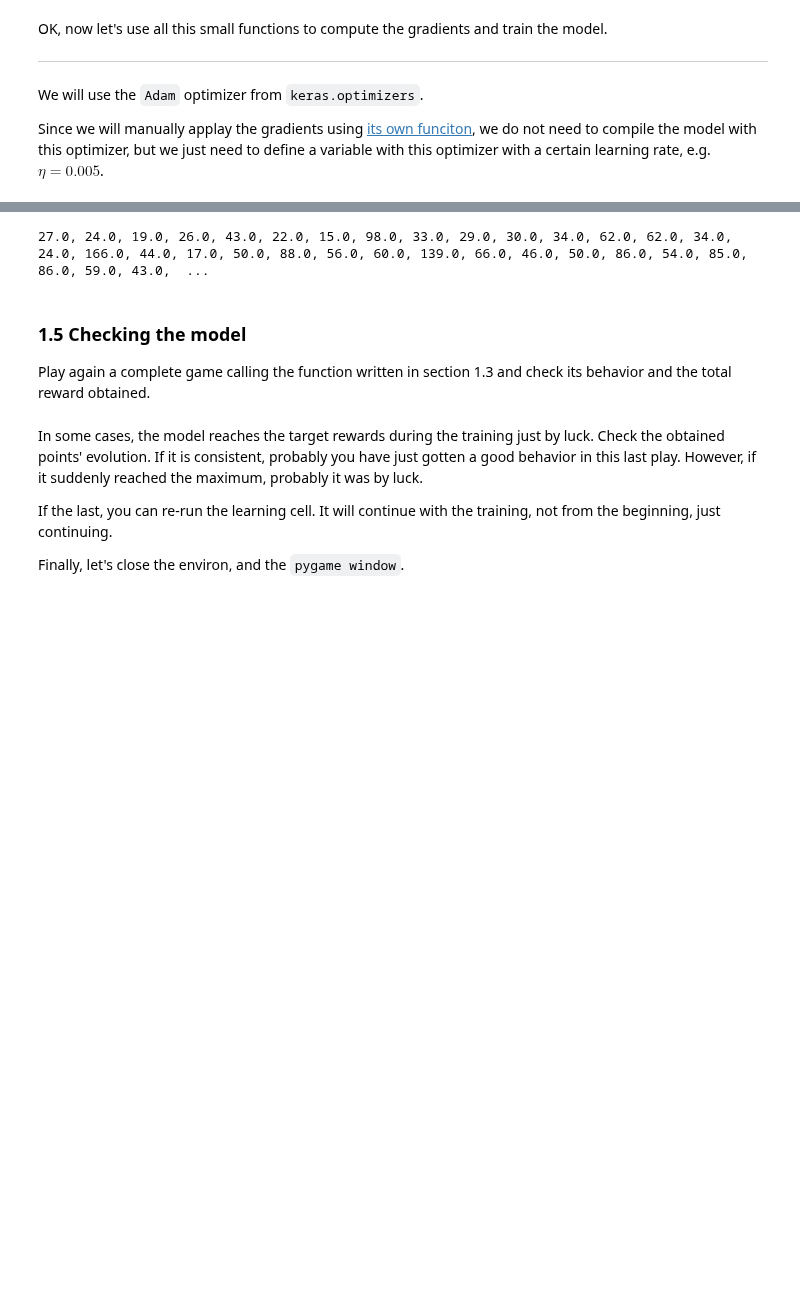
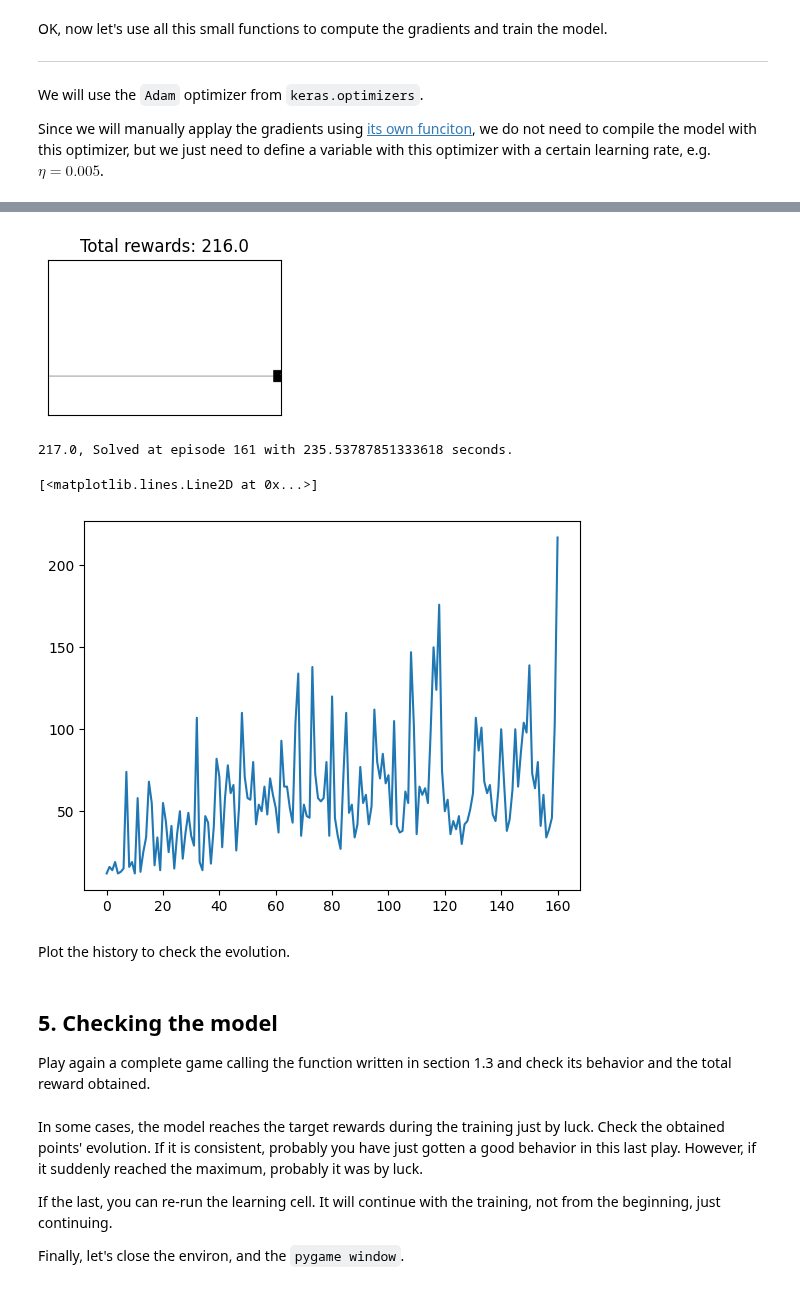
Before and after one commit to dmaluenda/hands_on_machine_learning, a Jupyter notebook: 04_Reinforcement_Learning.ipynb, the cells around one changed output, grey strips where cells are left out. Drawn from its saved outputs; the diff is of its cells as text; code cells hidden in the pictures; blank space fills up the shorter version.

```diff
--- a/04_Reinforcement_Learning.ipynb
+++ b/04_Reinforcement_Learning.ipynb
@@ -172,7 +176,7 @@ num_hidden = 128  # free hyper-parameter
 inputs = layers.Input(shape=(num_inputs,))
 hidden = layers.Dense(num_hidden, activation="relu")(inputs)
 action = layers.Dense(num_actions, activation="softmax")(hidden)
-critic = layers.Dense(1, activation='sigmoid')(hidden)
+critic = layers.Dense(1, activation=None)(hidden)
 
 model = keras.Model(inputs=inputs, outputs=[action, critic])
 
@@ -225,7 +229,6 @@ Finally, return that history lists.
 # %%
-def play():
+def play(do_render=True):
 
-    cum_reward = 0
     rewards_list = []
     probabilities_list = []
     critic_list = []
@@ -233,9 +236,9 @@ def play():
     state = env.reset()[0]  # let's start a new game. It returns the initial state, and something else ignored
     done = False  # it's not done at the very beginning
     final_mark = 0
+    fig = None
 
     while not done:
-
         state_batch = state[None,:]  # from state to a batch
 
         prob_batch, critic_batch = model(state_batch)
@@ -247,6 +250,7 @@ def play():
 
         # apply an action and get the new information
         state, reward, done, info, _ = env.step(action)
+        render(env, sum(rewards_list)) if do_render else None
 
         rewards_list.append(reward)
         probabilities_list.append(prob[action])
@@ -382,32 +394,40 @@ Count the episodes required to train your model (the number of passes on this wh
 # %%
 alpha = 1
 
-episode_count = 0
+history = []
+t0 = time()
 current_total_reward = 0
-t0 = time()
 
 while current_total_reward<200:  # Episodies loop: like epochs. Each play-loop is an episode
 
     with tf.GradientTape() as tape:  # this will register all trainable parameters in a tape, to be able to find the gradient afterwards
 
-        rewards_list, probs_predictions, critic_predictions = play()
+        rewards_list, probs_predictions, critic_predictions = play(not len(history)%10)
 
         total_loss = (actor_loss(rewards_list, probs_predictions, critic_predictions) +
                       alpha * critic_loss(rewards_list, critic_predictions))
 
     grads = tape.gradient(total_loss, model.trainable_variables)
     optimizer.apply(grads, model.trainable_variables)
 
     current_total_reward = sum(rewards_list)
 
     # Log details
-    episode_count += 1
+    history.append(current_total_reward)
     print(current_total_reward, end=', ')
 
-print(f"Solved at episode {episode_count} with {time()-t0} seconds.")
+
+print(f"Solved at episode {len(history)} with {time()-t0} seconds.")
+
+plt.plot(history)
 # %% [output]
+[figure, added]
-27.0, 24.0, 19.0, 26.0, 43.0, 22.0, 15.0, 98.0, 33.0, 29.0, 30.0, 34.0, 62.0, 62.0, 34.0, 24.0, 166.0, 44.0, 17.0, 50.0, 88.0, 56.0, 60.0, 139.0, 66.0, 46.0, 50.0, 86.0, 54.0, 85.0, 86.0, 59.0, 43.0,  ...
+217.0, Solved at episode 161 with 235.53787851333618 seconds.
+[<matplotlib.lines.Line2D at 0x...>]
+[figure, added]
+# %% [markdown]
+Plot the history to check the evolution.
 # %% [markdown]
-### 1.5 Checking the model
+## 5. Checking the model
 
 Play again a complete game calling the function written in section 1.3 and check its behavior and the total reward obtained.
```
Also changed, not shown: parts of 19 cells of this notebook.
